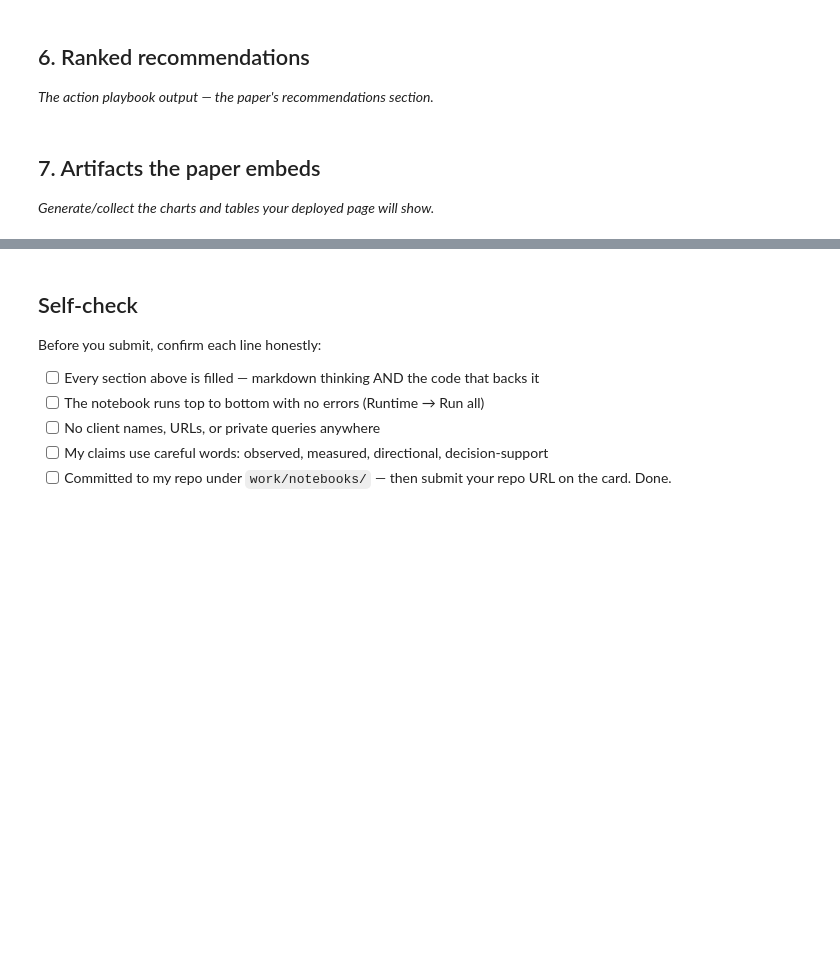
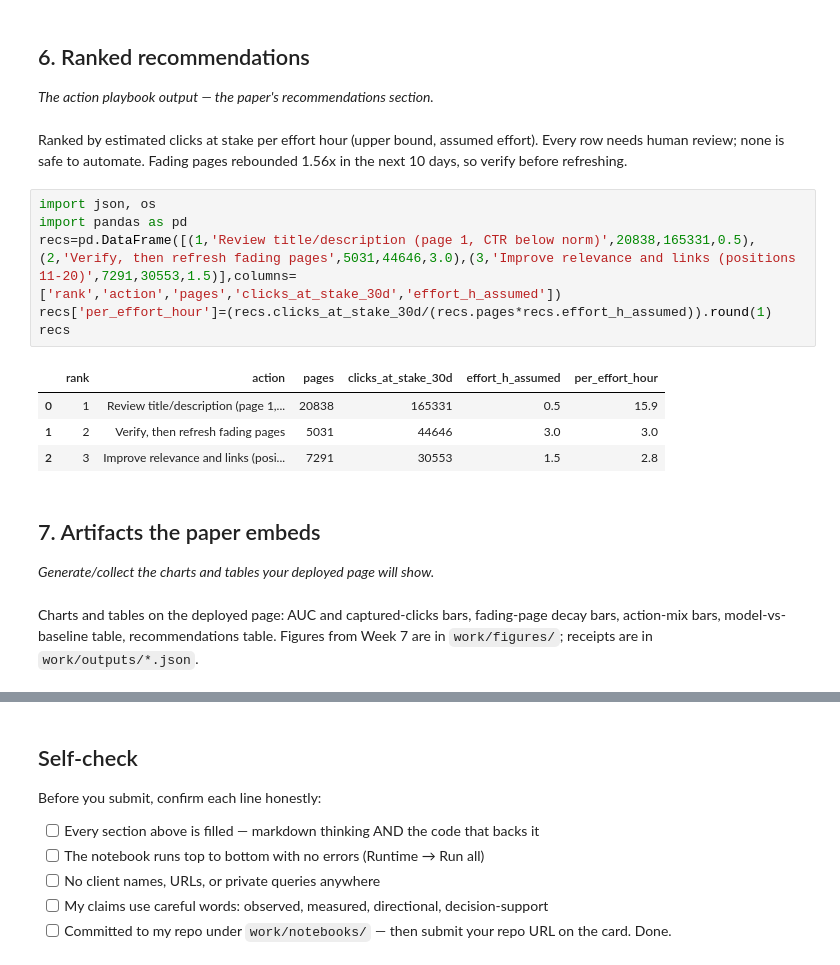
Before and after one commit to ihSomik/flyrank-ml-internship, a Jupyter notebook: work/notebooks/capstone.ipynb, the cells around one changed output, grey strips where cells are left out. Saved outputs shown, nothing was run; the diff lists cells and outputs as text; blank space fills up the shorter version.

```diff
--- a/work/notebooks/capstone.ipynb
+++ b/work/notebooks/capstone.ipynb
@@ -30,7 +102,22 @@ This skeleton is yours to fill. Work the sections **in order** — each one has
 ## 6. Ranked recommendations
 
 *The action playbook output — the paper's recommendations section.*
+# %% [markdown]
+Ranked by estimated clicks at stake per effort hour (upper bound, assumed effort). Every row needs human review; none is safe to automate. Fading pages rebounded 1.56x in the next 10 days, so verify before refreshing.
+# %%
+import json, os
+import pandas as pd
+recs=pd.DataFrame([(1,'Review title/description (page 1, CTR below norm)',20838,165331,0.5),(2,'Verify, then refresh fading pages',5031,44646,3.0),(3,'Improve relevance and links (positions 11-20)',7291,30553,1.5)],columns=['rank','action','pages','clicks_at_stake_30d','effort_h_assumed'])
+recs['per_effort_hour']=(recs.clicks_at_stake_30d/(recs.pages*recs.effort_h_assumed)).round(1)
+recs
+# %% [output]
+|  | rank | action | pages | clicks_at_stake_30d | effort_h_assumed | per_effort_hour |
+| 0 | 1 | Review title/description (page 1,... | 20838 | 165331 | 0.5 | 15.9 |
+| 1 | 2 | Verify, then refresh fading pages | 5031 | 44646 | 3.0 | 3.0 |
+| 2 | 3 | Improve relevance and links (posi... | 7291 | 30553 | 1.5 | 2.8 |
 # %% [markdown]
 ## 7. Artifacts the paper embeds
 
 *Generate/collect the charts and tables your deployed page will show.*
+# %% [markdown]
+Charts and tables on the deployed page: AUC and captured-clicks bars, fading-page decay bars, action-mix bars, model-vs-baseline table, recommendations table. Figures from Week 7 are in `work/figures/`; receipts are in `work/outputs/*.json`.
```
Also changed, not shown: parts of 11 cells of this notebook.
